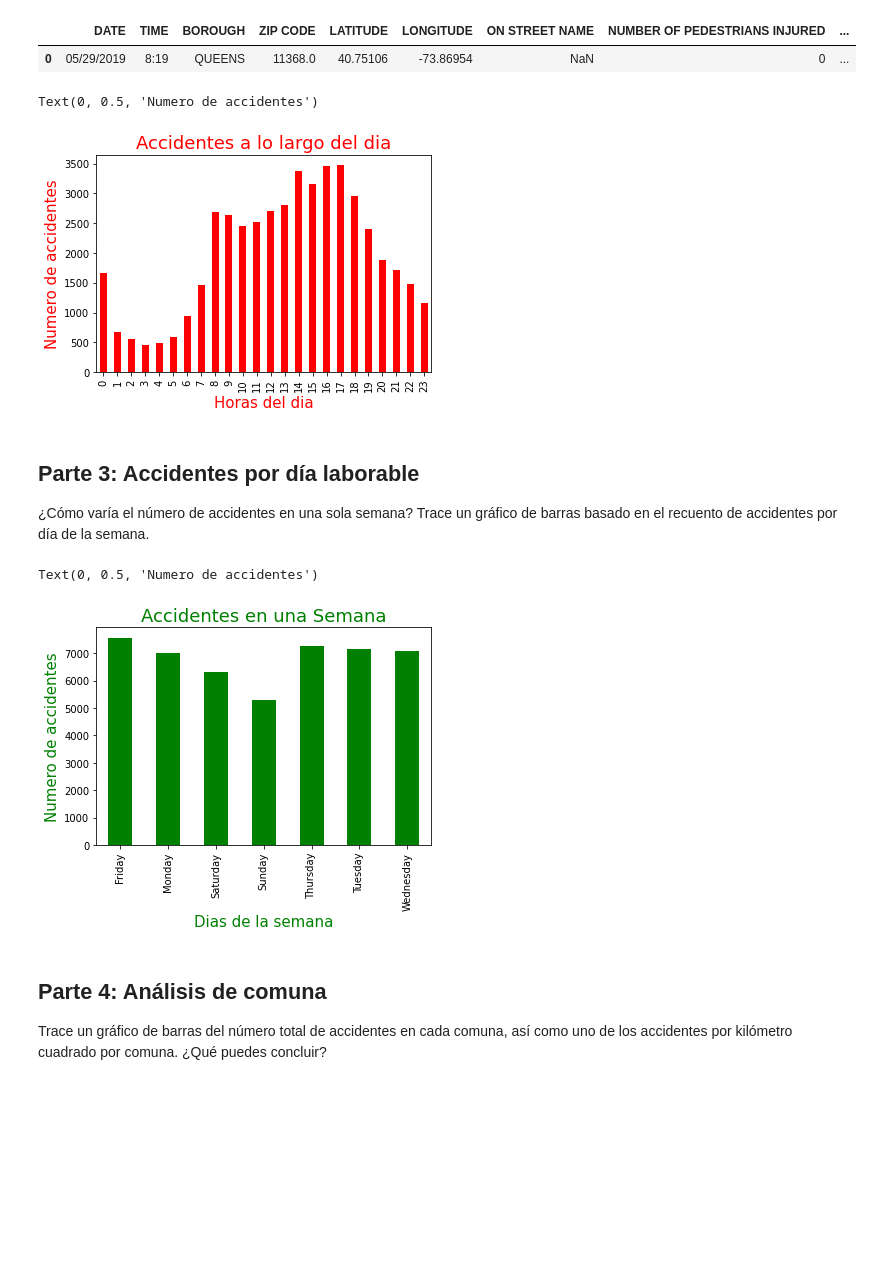
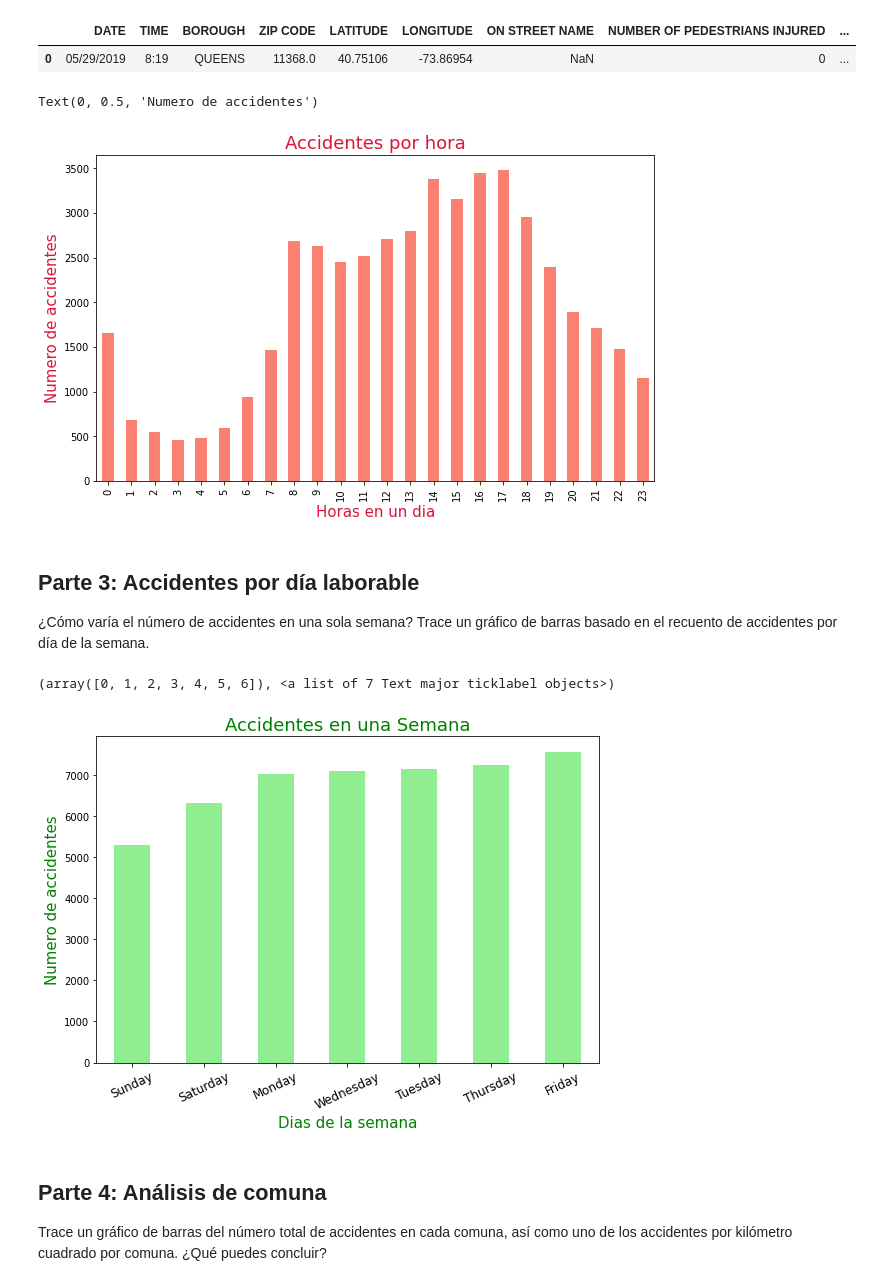
Before and after one commit to CarolinaGarcia19/Clase1, a Jupyter notebook: Taller_Semana_4.ipynb, the cells around one changed output. Cells and saved outputs as stored; diff of their text form; code cells hidden in the pictures; blank space fills up the shorter version.

```diff
--- a/Taller_Semana_4.ipynb
+++ b/Taller_Semana_4.ipynb
@@ -127,25 +129,30 @@ df.head(1)
 |  | DATE | TIME | BOROUGH | ZIP CODE | LATITUDE | LONGITUDE | ON STREET NAME | NUMBER OF PEDESTRIANS INJURED | ... |
 | 0 | 05/29/2019 | 8:19 | QUEENS | 11368.0 | 40.75106 | -73.86954 | NaN | 0 | ... |
 # %%
-df["HOUR"].groupby(df["HOUR"].dt.hour).count().plot(kind="bar",color="red")
-plt.title("Accidentes a lo largo del dia",fontsize=18,color="red")
-plt.xlabel("Horas del dia",fontsize=15,color="red")
-plt.ylabel("Numero de accidentes",fontsize=15,color="red")
+df["HOUR"].groupby(df["HOUR"].dt.hour).count().plot(kind="bar",color="salmon",figsize=(10,6))
+
+plt.title("Accidentes por hora",fontsize=18,color="crimson")
+plt.xlabel("Horas en un dia",fontsize=15,color="crimson")
+plt.ylabel("Numero de accidentes",fontsize=15,color="crimson")
 # %% [output]
 Text(0, 0.5, 'Numero de accidentes')
-[figure, old version]
+[figure, new version]
 # %% [markdown]
 ## Parte 3: Accidentes por día laborable
 
 ¿Cómo varía el número de accidentes en una sola semana? Trace un gráfico de barras basado en el recuento de accidentes por día de la semana.
 # %%
-df["DATETIME"].groupby(df["DATETIME"].dt.day_name()).agg("count").plot(kind="bar",color="green")
+wc=df["DATETIME"].groupby(df["DATETIME"].dt.day_name()).agg("count")
+wc_ord=wc.sort_values(ascending=True)
+wc_ord.plot(kind="bar",color="lightgreen",figsize=(9,6))
+
 plt.title("Accidentes en una Semana",fontsize=18,color="green")
 plt.xlabel("Dias de la semana",fontsize=15,color="green")
 plt.ylabel("Numero de accidentes",fontsize=15,color="green")
+plt.xticks(rotation=25,fontsize=12)
 # %% [output]
-Text(0, 0.5, 'Numero de accidentes')
+(array([0, 1, 2, 3, 4, 5, 6]), <a list of 7 Text major ticklabel objects>)
-[figure, old version]
+[figure, new version]
 # %% [markdown]
 ## Parte 4: Análisis de comuna
 
```
Also changed, not shown: parts of 8 cells of this notebook.
